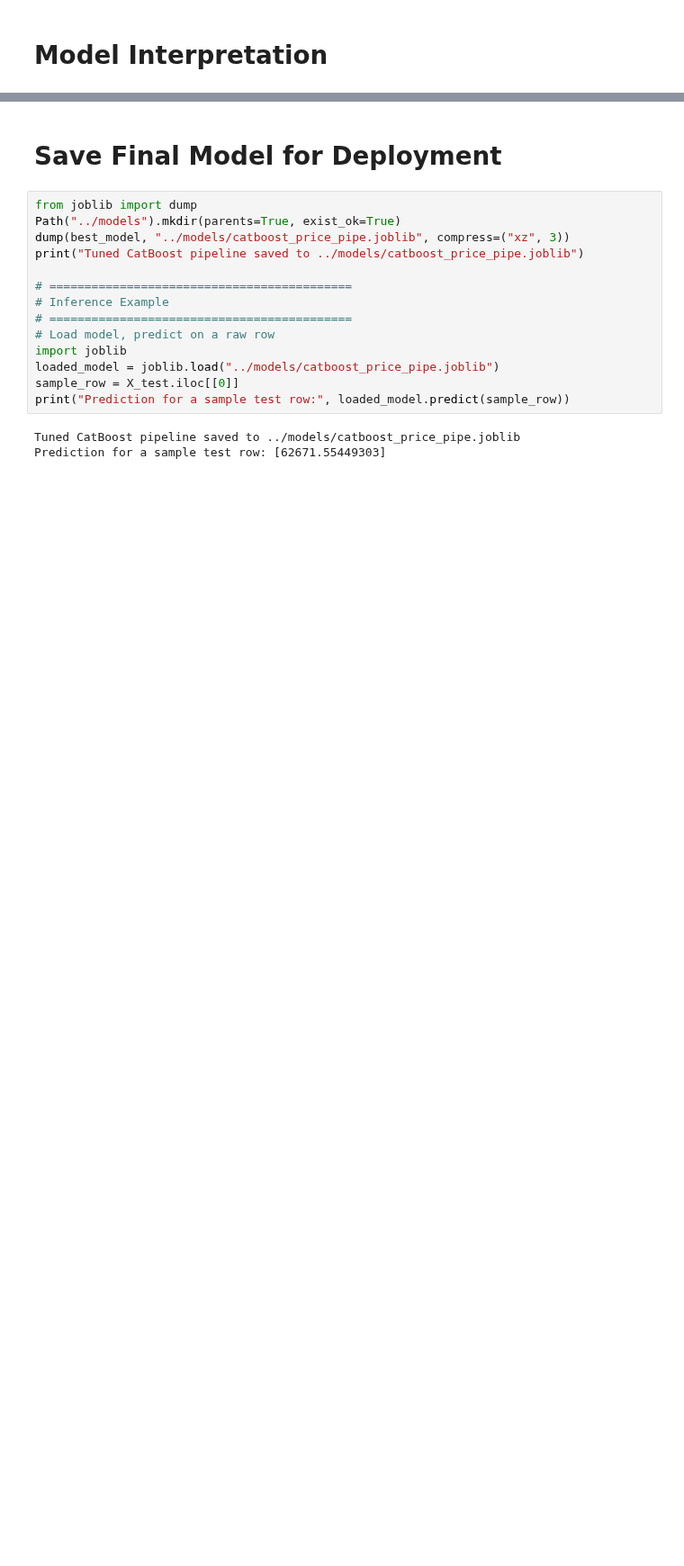
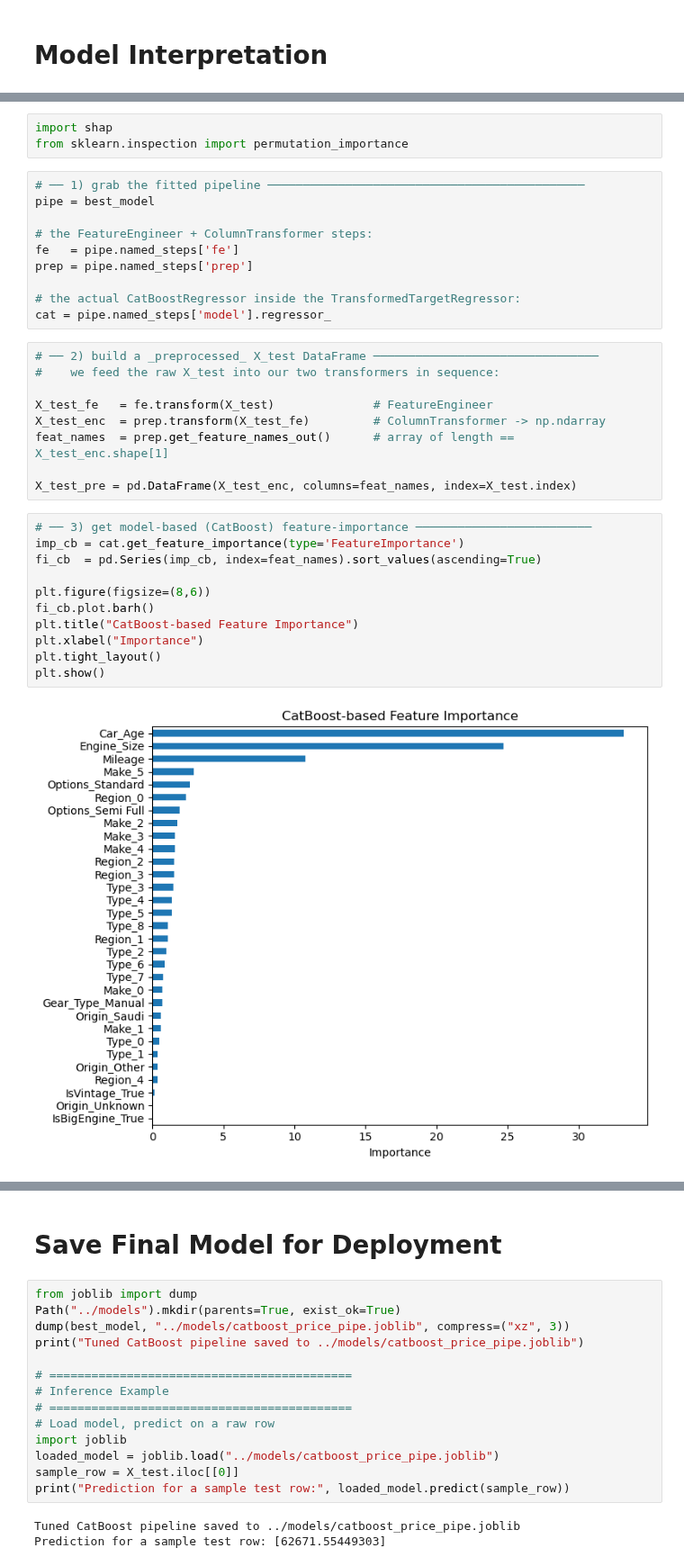
Before and after one commit to RioPramana21/Ctrl-Price-Taking-Control-of-Used-Car-Valuations-with-ML, a Jupyter notebook: code_files/5_modelling.ipynb, the cells around one changed output, grey strips where cells are left out. Shown at 90% size. Drawn from its saved outputs; the diff is of its cells as text; blank space fills up the shorter version.

Commit message:
Fixed model interpretation

```diff
--- a/code_files/5_modelling.ipynb
+++ b/code_files/5_modelling.ipynb
@@ -375,0 +351,35 @@ shap.summary_plot(shap_vals[:, :-1], X_test_enc)
+# %%
+import shap
+from sklearn.inspection import permutation_importance
+# %%
+# ── 1) grab the fitted pipeline ─────────────────────────────────────────────
+pipe = best_model
+
+# the FeatureEngineer + ColumnTransformer steps:
+fe   = pipe.named_steps['fe']
+prep = pipe.named_steps['prep']
+
+# the actual CatBoostRegressor inside the TransformedTargetRegressor:
+cat = pipe.named_steps['model'].regressor_
+# %%
+# ── 2) build a _preprocessed_ X_test DataFrame ────────────────────────────────
+#    we feed the raw X_test into our two transformers in sequence:
+
+X_test_fe   = fe.transform(X_test)              # FeatureEngineer
+X_test_enc  = prep.transform(X_test_fe)         # ColumnTransformer -> np.ndarray
+feat_names  = prep.get_feature_names_out()      # array of length == X_test_enc.shape[1]
+
+X_test_pre = pd.DataFrame(X_test_enc, columns=feat_names, index=X_test.index)
+# %%
+# ── 3) get model-based (CatBoost) feature-importance ─────────────────────────
+imp_cb = cat.get_feature_importance(type='FeatureImportance')
+fi_cb  = pd.Series(imp_cb, index=feat_names).sort_values(ascending=True)
+
+plt.figure(figsize=(8,6))
+fi_cb.plot.barh()
+plt.title("CatBoost-based Feature Importance")
+plt.xlabel("Importance")
+plt.tight_layout()
+plt.show()
+# %% [output]
+[figure, added]
```
Also changed, not shown: parts of 7 cells of this notebook.
